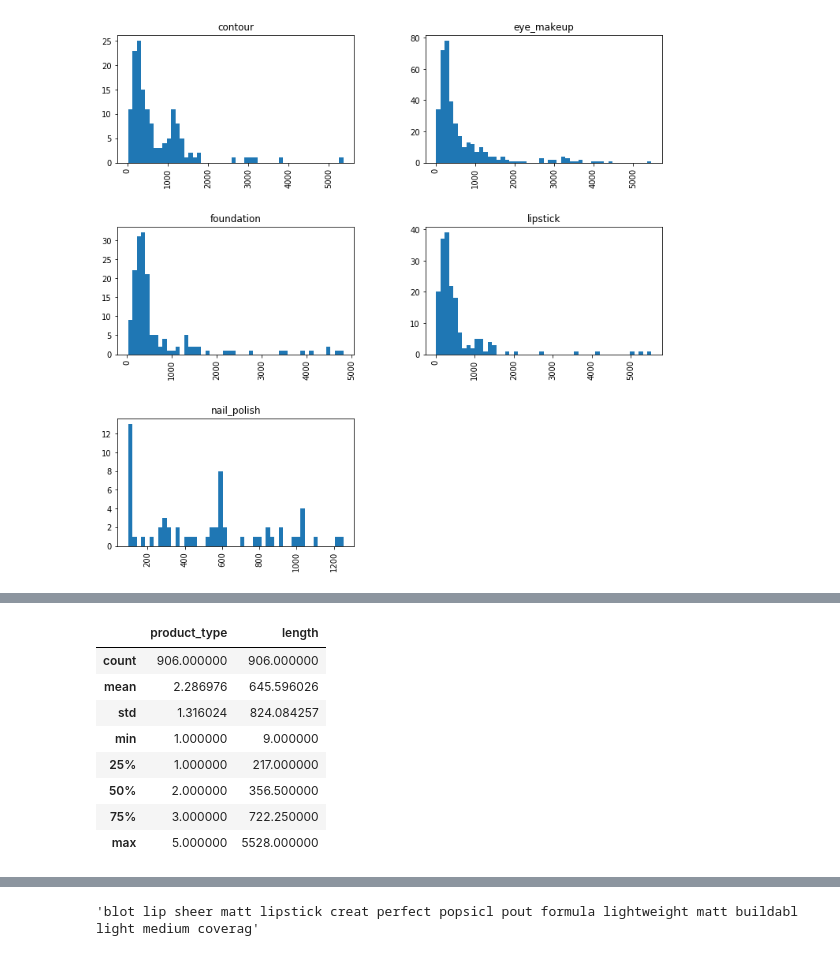
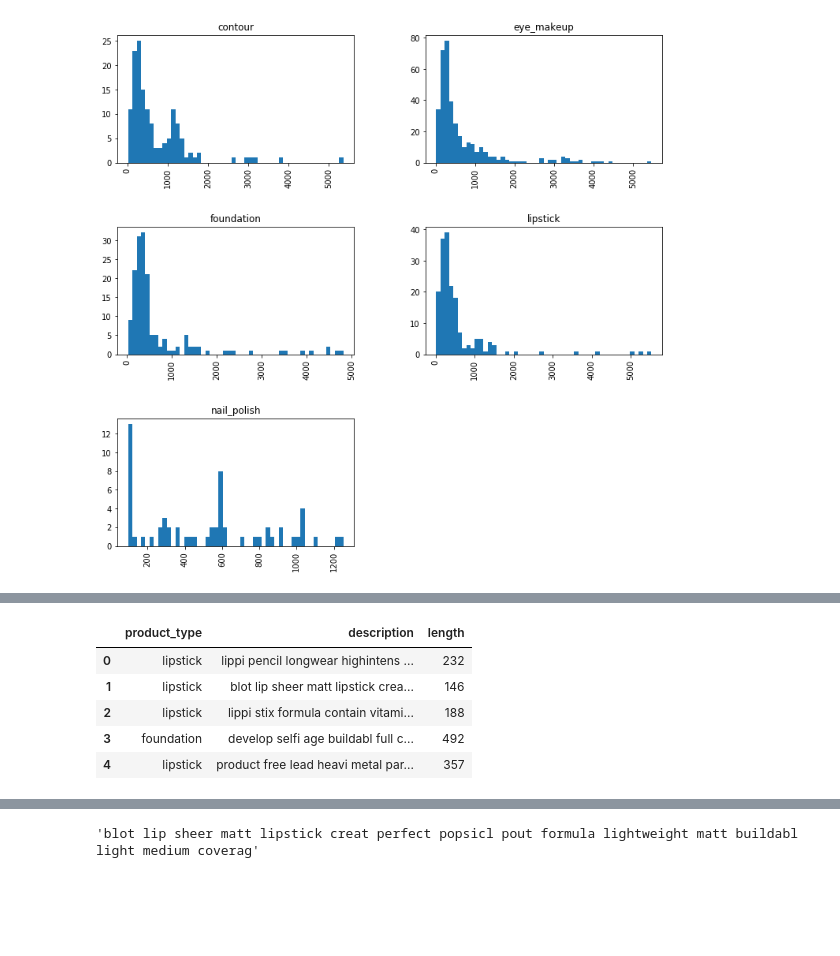
Before and after one commit to aniass/Product-Categorization-NLP, a Jupyter notebook: Text_analysis.ipynb, the cells around one changed output, grey strips where cells are left out. Drawn from its saved outputs; the diff is of its cells as text; code cells hidden in the pictures; blank space fills up the shorter version.

```diff
--- a/Text_analysis.ipynb
+++ b/Text_analysis.ipynb
@@ -227,3 +234,0 @@ type_mapping = {
-# %%
-text_df['product_type'] = text_df['product_type'].map(type_mapping)
-text_df.head()
@@ -252,0 +250,15 @@ The description of five product type:
+# %%
+def remove_punctuation(description):
+    """The function to remove punctuation"""
+    table = str.maketrans('', '', string.punctuation)
+    return description.translate(table)
+
+def remove_stopwords(text):
+    """The function to removing stopwords"""
+    text = [word.lower() for word in text.split() if word.lower() not in stop]
+    return " ".join(text)
+
+def stemmer(stem_text):
+    """The function to apply stemming"""
+    stem_text = [porter.stem(word) for word in stem_text.split()]
+    return " ".join(stem_text)
@@ -253,12 +287,9 @@ The description of five product type:
 # %%
-text_df.describe()
+text_df.head()
 # %% [output]
-|  | product_type | length |
-| count | 906.000000 | 906.000000 |
-| mean | 2.286976 | 645.596026 |
-| std | 1.316024 | 824.084257 |
-| min | 1.000000 | 9.000000 |
-| 25% | 1.000000 | 217.000000 |
-| 50% | 2.000000 | 356.500000 |
-| 75% | 3.000000 | 722.250000 |
-| max | 5.000000 | 5528.000000 |
+|  | product_type | description | length |
+| 0 | lipstick | lippi pencil longwear highintens ... | 232 |
+| 1 | lipstick | blot lip sheer matt lipstick crea... | 146 |
+| 2 | lipstick | lippi stix formula contain vitami... | 188 |
+| 3 | foundation | develop selfi age buildabl full c... | 492 |
+| 4 | lipstick | product free lead heavi metal par... | 357 |
```
Also changed, not shown: parts of 104 cells of this notebook, 1 other file.
